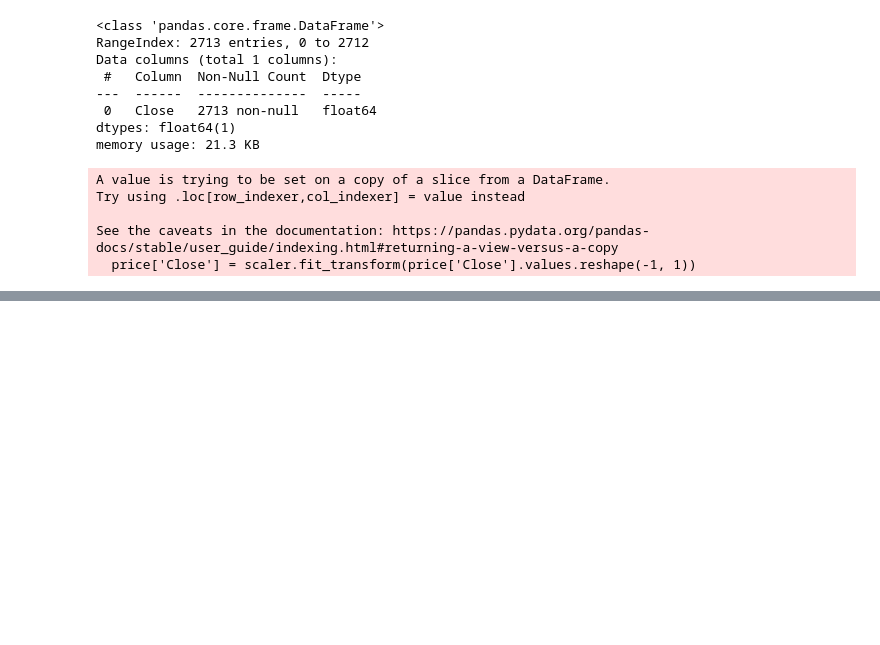
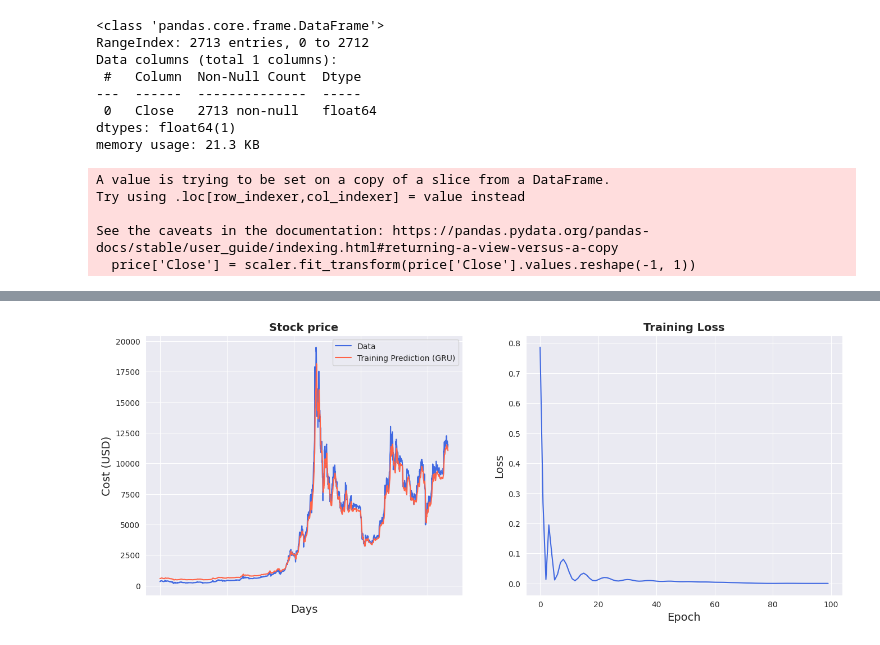
Before and after one commit to guibitten03/RNN-4-Crypto-Stock-Prediction, a Jupyter notebook: LSTM.ipynb, the cells around one changed output, grey strips where cells are left out. Cells and saved outputs as stored; diff of their text form; code cells hidden in the pictures; blank space fills up the shorter version.

```diff
--- a/LSTM.ipynb
+++ b/LSTM.ipynb
@@ -77,0 +204,18 @@ print('y_test.shape = ',y_test.shape)
+# %%
+hist = np.zeros(num_epochs)
+start_time = time.time()
+gru = []
+
+for t in range(num_epochs):
+    y_train_pred = model(x_train)
+
+    loss = criterion(y_train_pred, y_train_gru)
+    print("Epoch ", t, "MSE: ", loss.item())
+    hist[t] = loss.item()
+
+    optimiser.zero_grad()
+    loss.backward()
+    optimiser.step()
+
+training_time = time.time()-start_time
+print("Training time: {}".format(training_time))
@@ -77,0 +240,28 @@ print('y_test.shape = ',y_test.shape)
+# %%
+predict = pd.DataFrame(scaler.inverse_transform(y_train_pred.detach().numpy()))
+original = pd.DataFrame(scaler.inverse_transform(y_train_gru.detach().numpy()))
+# %%
+import seaborn as sns
+sns.set_style("darkgrid")
+
+fig = plt.figure()
+fig.subplots_adjust(hspace=0.2, wspace=0.2)
+
+plt.subplot(1, 2, 1)
+ax = sns.lineplot(x = original.index, y = original[0], label="Data", color='royalblue')
+ax = sns.lineplot(x = predict.index, y = predict[0], label="Training Prediction (GRU)", color='tomato')
+ax.set_title('Stock price', size = 14, fontweight='bold')
+ax.set_xlabel("Days", size = 14)
+ax.set_ylabel("Cost (USD)", size = 14)
+ax.set_xticklabels('', size=10)
+
+
+plt.subplot(1, 2, 2)
+ax = sns.lineplot(data=hist, color='royalblue')
+ax.set_xlabel("Epoch", size = 14)
+ax.set_ylabel("Loss", size = 14)
+ax.set_title("Training Loss", size = 14, fontweight='bold')
+fig.set_figheight(6)
+fig.set_figwidth(16)
+# %% [output]
+[figure, added]
```
Also changed, not shown: parts of 11 cells of this notebook.
